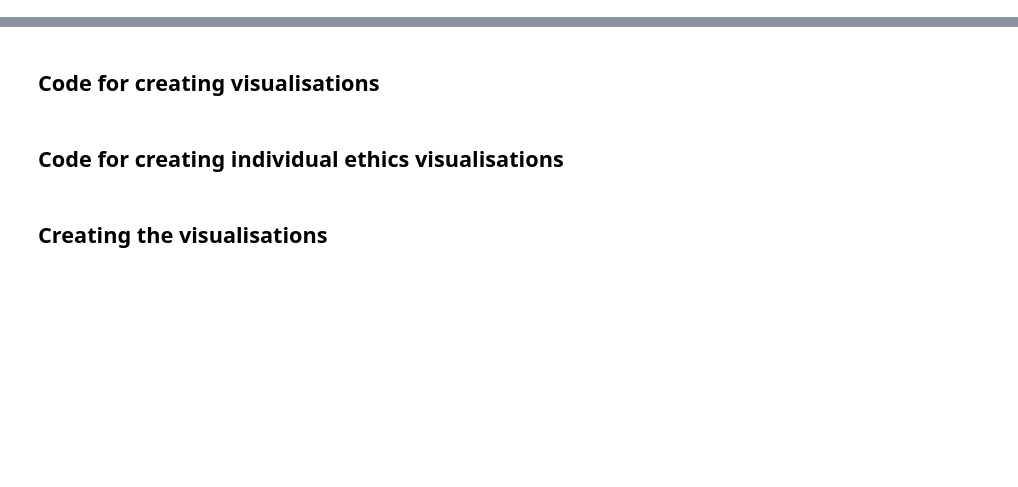
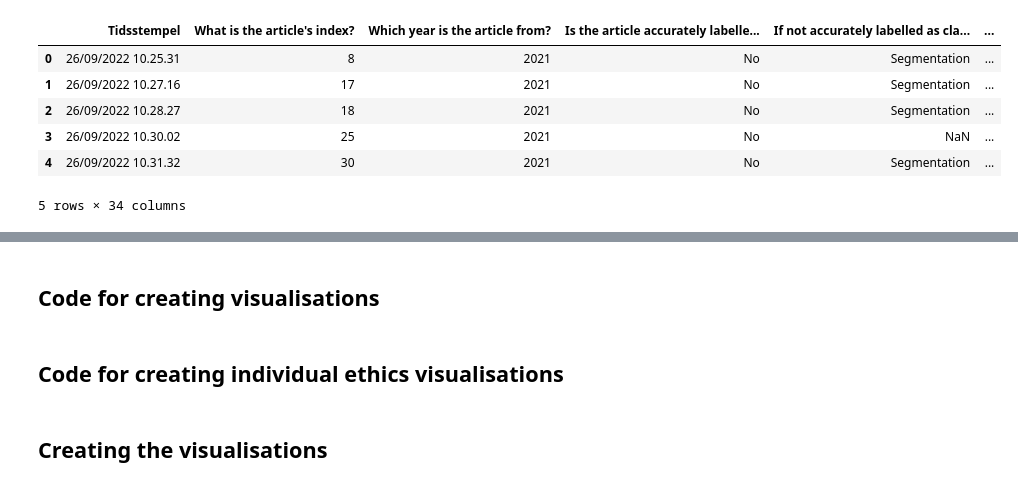
Before and after one commit to christinekaarde/MICCAI-review-thesis, a Jupyter notebook: 04-analysis/data-analysis-(quantitative).ipynb, the cells around one changed output, grey strips where cells are left out. Saved outputs shown, nothing was run; the diff lists cells and outputs as text; code cells hidden in the pictures; blank space fills up the shorter version.

```diff
--- a/04-analysis/data-analysis-(quantitative).ipynb
+++ b/04-analysis/data-analysis-(quantitative).ipynb
@@ -6,3 +6,13 @@ import seaborn as sns
 # %%
 #reading in file
 df = pd.read_csv('annotations_data.csv')
+# %%
+df.head()
+# %% [output]
+|  | Tidsstempel | What is the article's index? | Which year is the article from? | Is the article accurately labelle... | If not accurately labelled as cla... | ... |
+| 0 | 26/09/2022 10.25.31 | 8 | 2021 | No | Segmentation | ... |
+| 1 | 26/09/2022 10.27.16 | 17 | 2021 | No | Segmentation | ... |
+| 2 | 26/09/2022 10.28.27 | 18 | 2021 | No | Segmentation | ... |
+| 3 | 26/09/2022 10.30.02 | 25 | 2021 | No | NaN | ... |
+| 4 | 26/09/2022 10.31.32 | 30 | 2021 | No | Segmentation | ... |
+5 rows × 34 columns
```
Also changed, not shown: parts of 3 cells of this notebook, 2 other files.
